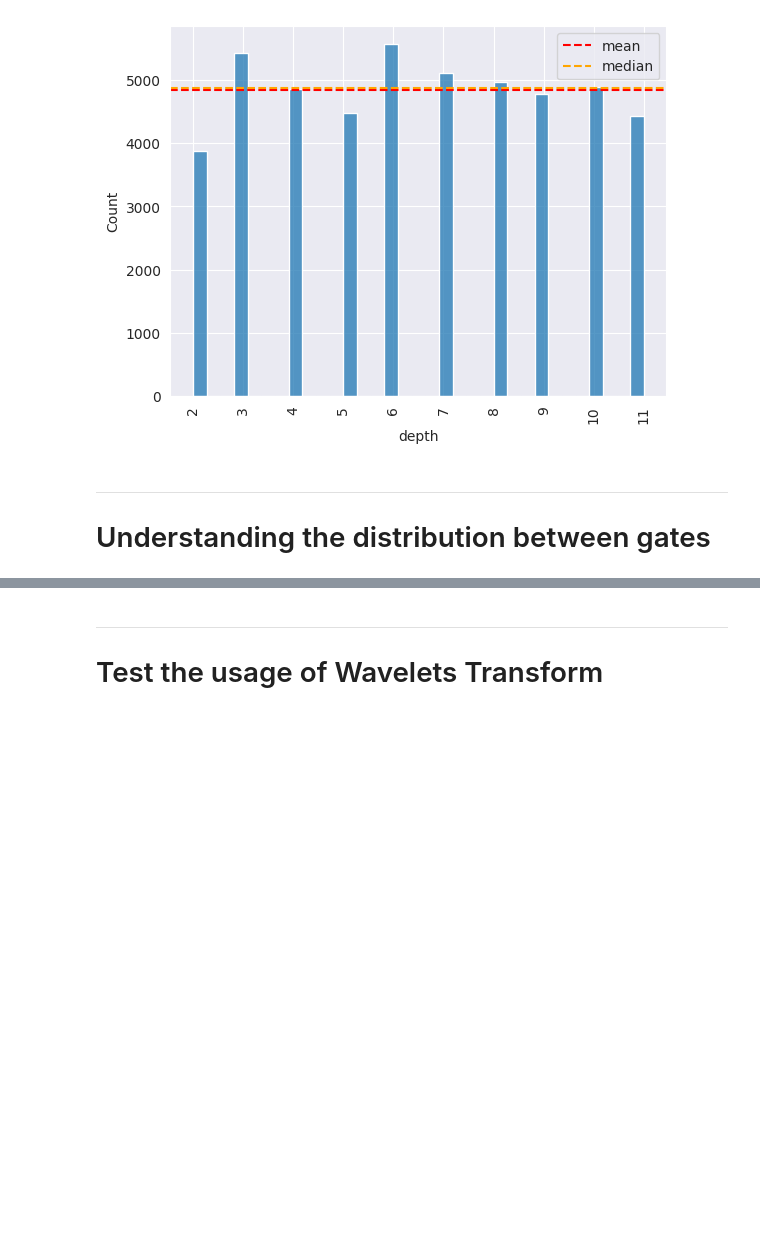
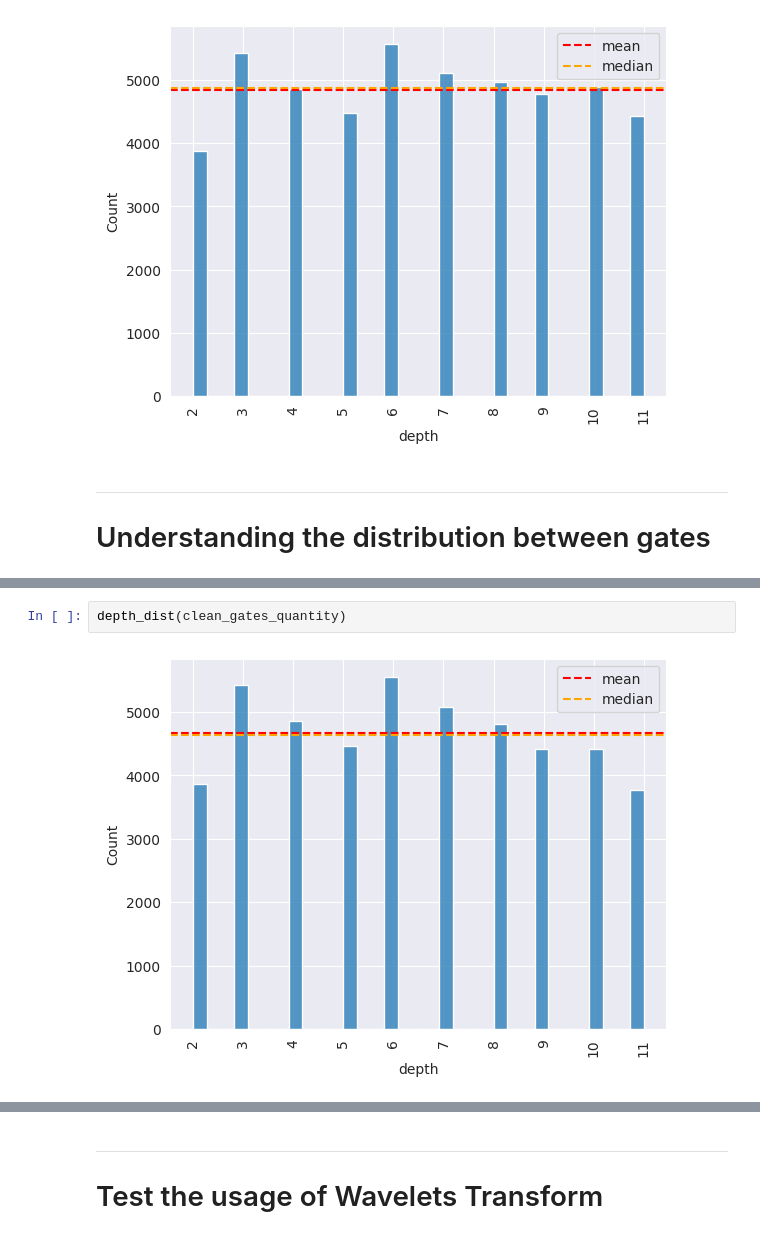
Before and after one commit to Dpbm/qcop, a Jupyter notebook: notebooks/data-analysis.ipynb, the cells around one changed output, grey strips where cells are left out. Drawn from its saved outputs; the diff is of its cells as text; blank space fills up the shorter version.

```diff
--- a/notebooks/data-analysis.ipynb
+++ b/notebooks/data-analysis.ipynb
@@ -279,0 +336,4 @@ gates_part = cut_df[["index", "n_two_qubit_gates", "n_one_qubit_gates", "amount_
+# %%
+depth_dist(clean_gates_quantity)
+# %% [output]
+[figure, added]
```
Also changed, not shown: parts of 16 cells of this notebook, 1 other file.
